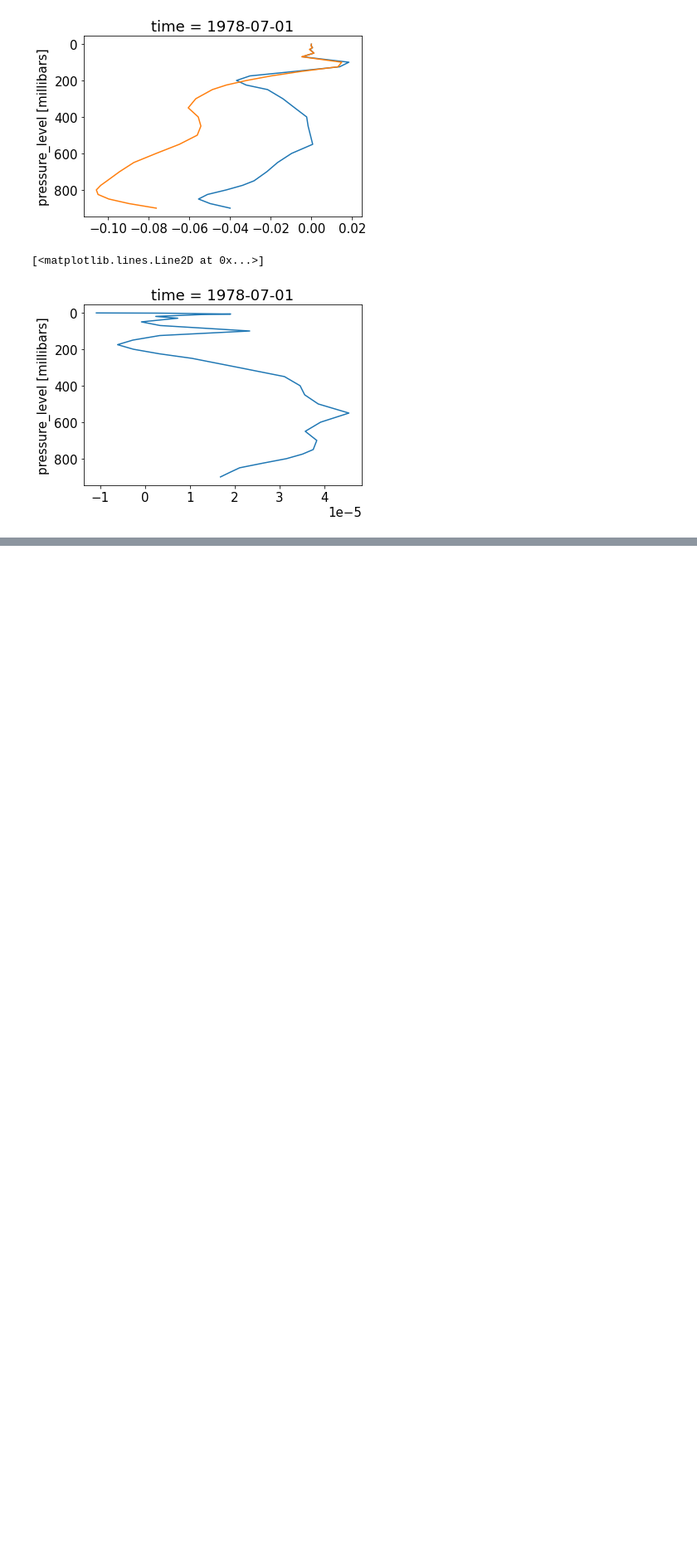
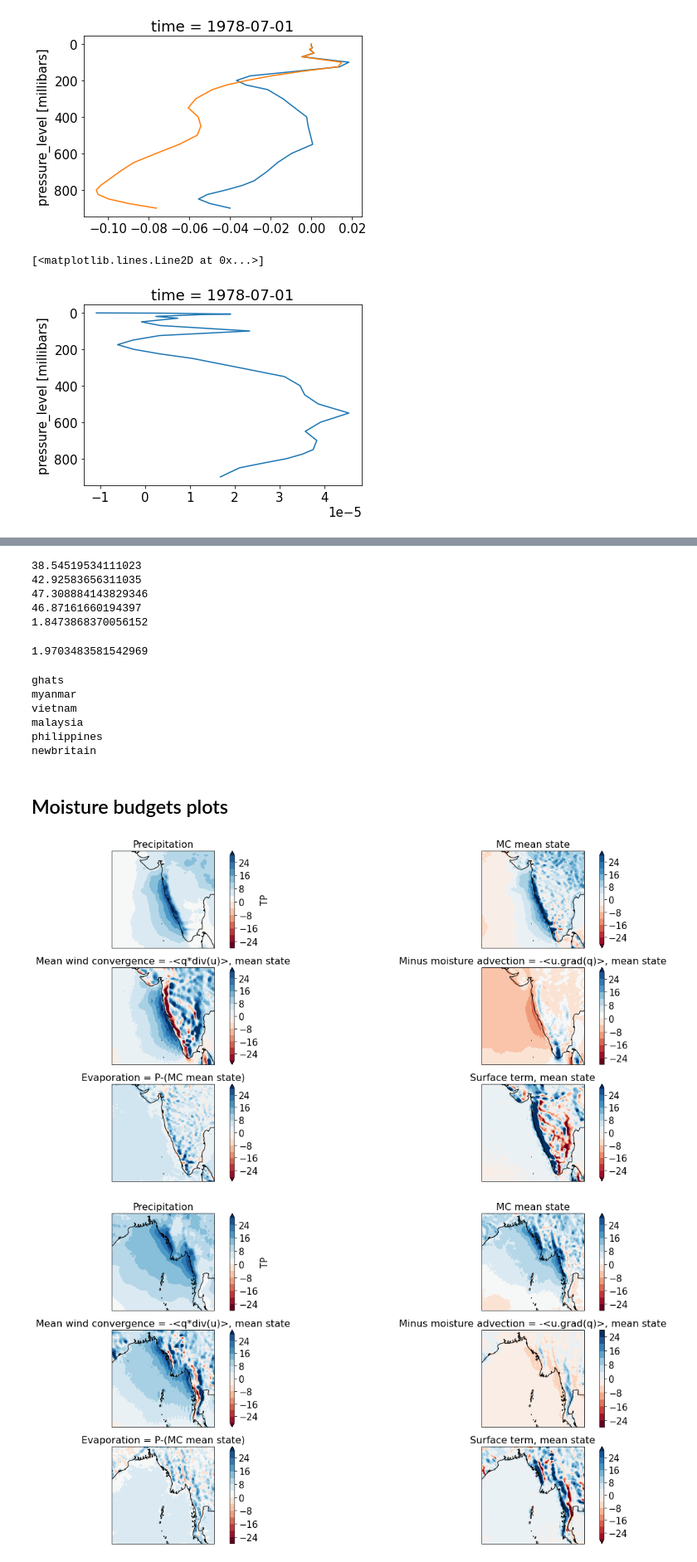
Before and after one commit to qnicolas/orographicPrecipitation, a Jupyter notebook: observationsAndERA5/budgets.ipynb, the cells around one changed output, grey strips where cells are left out. Shown at 83% size. Cells and saved outputs as stored; diff of their text form; code cells hidden in the pictures; blank space fills up the shorter version.

Commit message:
Update March 2023 - Figures for paper on orog precip observations, and much more

```diff
--- a/observationsAndERA5/budgets.ipynb
+++ b/observationsAndERA5/budgets.ipynb
@@ -97,0 +53,2 @@ for MR in MRs:
+# %%
+MRs = Ghats      ,Myanmar    ,Vietnam    ,Malaysia   ,Philippines,Newbritain
@@ -274,0 +291,53 @@ spatial_mean(udTdx+vdTdy+omegadsdp,mask=tilted_rect(omegad,*Ghats.box_tilted,rev
+# %%
+t=time.time()
+q_tmean_climatology  = e5_climatology('128_133_q' ,(2010,2011,2012))
+u_tmean_climatology  = e5_climatology('128_131_u' ,(2010,2011,2012))
+v_tmean_climatology  = e5_climatology('128_132_v' ,(2010,2011,2012))
+w_tmean_climatology  = e5_climatology('128_135_w' ,(2010,2011,2012))
+ps_tmean_climatology = e5_climatology('128_134_sp',(2010,2011,2012))
+# %% [output]
+38.54519534111023
+42.92583656311035
+47.308884143829346
+46.87161660194397
+1.8473868370056152
+# %%
+e5_pr_climatology = e5_climatology('128_228_tp' ,(2010,2011,2012))*1e3
+# %% [output]
+1.9703483581542969
+# %%
+for MR in MRs:
+    print(MR.name)
+    q = sel_box_months(q_tmean_climatology ,MR.box,MR.months)
+    u = sel_box_months(u_tmean_climatology ,MR.box,MR.months)
+    v = sel_box_months(v_tmean_climatology ,MR.box,MR.months)
+    w = sel_box_months(w_tmean_climatology ,MR.box,MR.months)
+    ps = sel_box_months(ps_tmean_climatology,MR.box,MR.months)
+    MR.vars['PR'] = sel_box_months(e5_pr_climatology   ,MR.box,MR.months)
+    MR.vars['MC'],MR.vars['CONV'],MR.vars['ADV'],MR.vars['SFC'] = compute_mc_terms(q ,u ,v ,w ,ps)
+# %% [output]
+ghats
+myanmar
+vietnam
+malaysia
+philippines
+newbritain
+# %% [markdown]
+## Moisture budgets plots
+# %%
+for MR in MRs:
+    fig, axs = plt.subplots(3,2,figsize=(20,10),subplot_kw={'projection': ccrs.PlateCarree()})
+    axs=axs.reshape(-1)
+    lvls = np.arange(-28.,31.,4.)
+    for var,ax in zip((MR.vars['PR'],MR.vars['MC'],MR.vars['CONV'],MR.vars['ADV'],MR.vars['PR']-MR.vars['MC'],MR.vars['SFC']),axs):
+        var.plot.contourf(ax=ax,transform=ccrs.PlateCarree(),levels=lvls,cmap=plt.cm.RdBu)
+        ax.coastlines()
+    axs[0].set_title("Precipitation",fontsize=16)
+    axs[1].set_title("MC mean state",fontsize=16)
+    axs[2].set_title("Mean wind convergence = -<q*div(u)>, mean state",fontsize=16)
+    axs[3].set_title("Minus moisture advection = -<u.grad(q)>, mean state",fontsize=16)
+    axs[4].set_title("Evaporation = P-(MC mean state)",fontsize=16)
+    axs[5].set_title("Surface term, mean state",fontsize=16)
+# %% [output]
+[figure, added]
+[figure, added]
```
Also changed, not shown: parts of 12 cells of this notebook, 49 other files.
